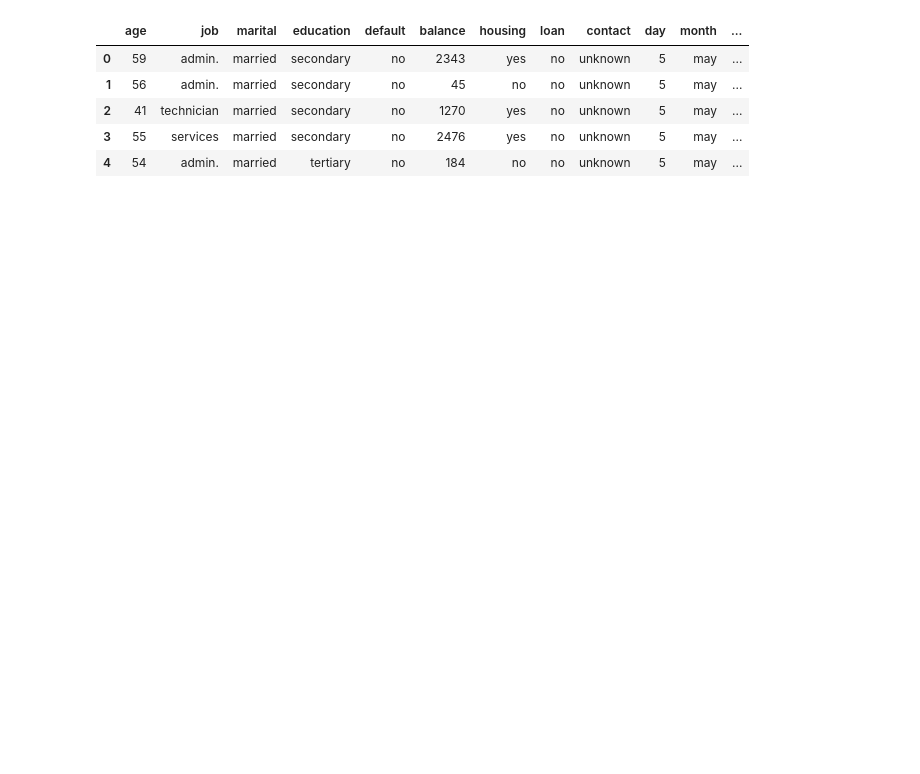
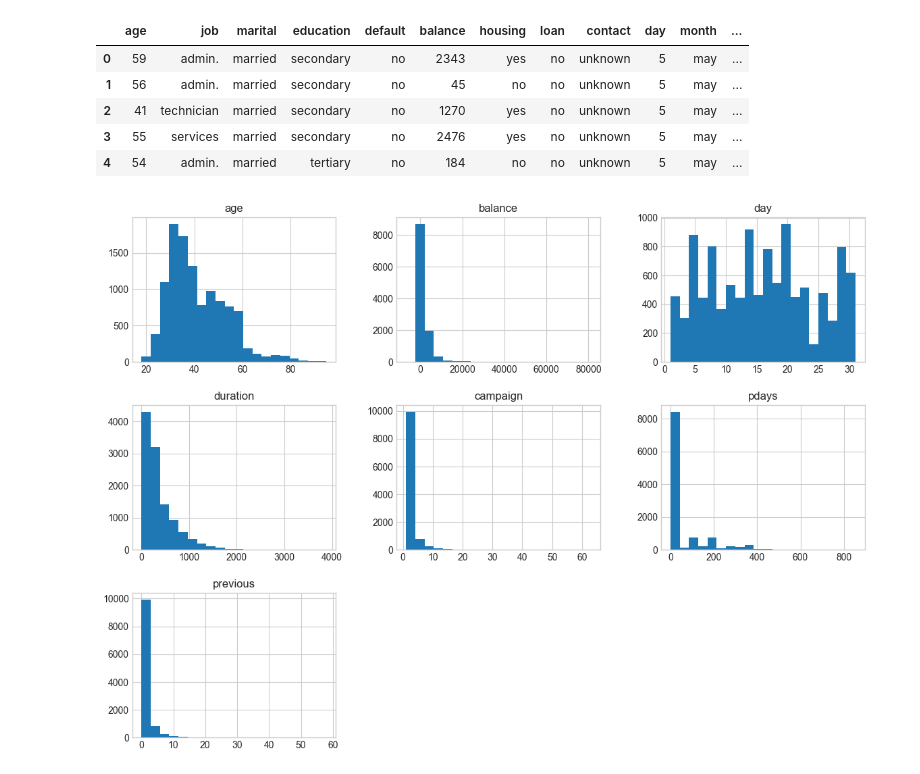
Before and after one commit to simone99n/aiapp, a Jupyter notebook: bank1_geno.ipynb, the cells around one changed output. Cells and saved outputs as stored; diff of their text form; code cells hidden in the pictures; blank space fills up the shorter version.

Commit message:
istogrammi bank1_geno

```diff
--- a/bank1_geno.ipynb
+++ b/bank1_geno.ipynb
@@ -13,3 +13,12 @@ bank.head()
 | 2 | 41 | technician | married | secondary | no | 1270 | yes | no | unknown | 5 | may | ... |
 | 3 | 55 | services | married | secondary | no | 2476 | yes | no | unknown | 5 | may | ... |
 | 4 | 54 | admin. | married | tertiary | no | 184 | no | no | unknown | 5 | may | ... |
+# %%
+# Let's see how the numeric data is distributed.
+
+import matplotlib.pyplot as plt
+
+bank.hist(bins=20, figsize=(14,10)) #, color='#E14906'ù
+plt.show()
+# %% [output]
+[figure, added]
```
Also changed, not shown: parts of 3 cells of this notebook.
